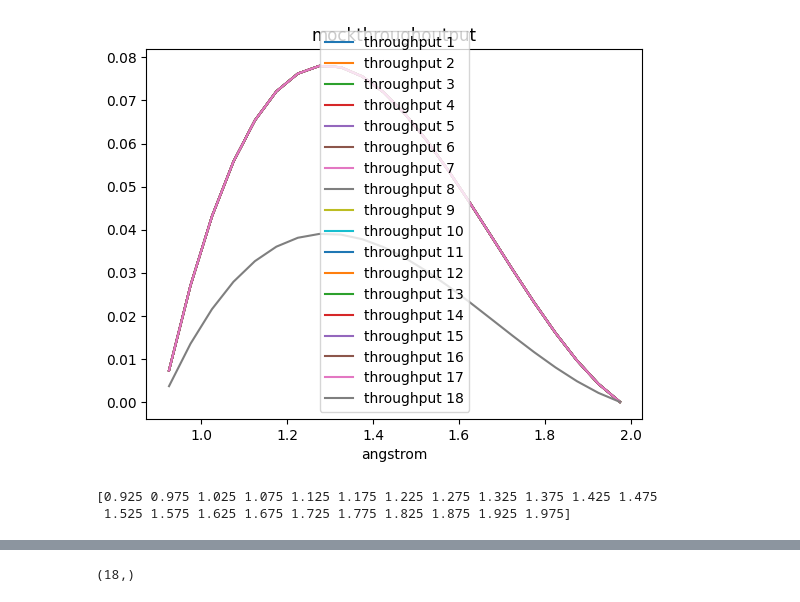
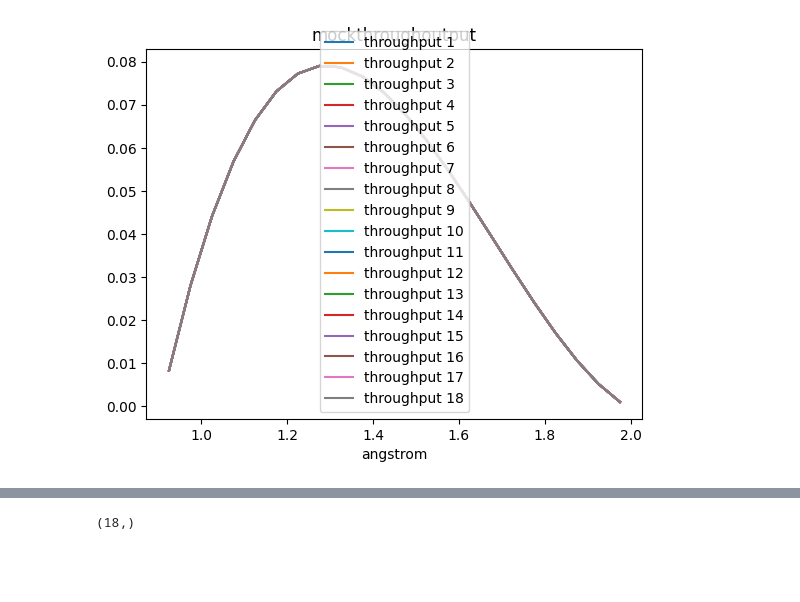
Before and after one commit to roman-grs-pit/relativefluxcalibration_test, a Jupyter notebook: wavelength_dependent_sca_grism.ipynb, the cells around one changed output, grey strips where cells are left out. Cells and saved outputs as stored; diff of their text form; code cells hidden in the pictures; blank space fills up the shorter version.

```diff
--- a/wavelength_dependent_sca_grism.ipynb
+++ b/wavelength_dependent_sca_grism.ipynb
@@ -40,36 +40,33 @@ optmod = optical_model.RomanOpticalModel()
 # %%
 _coeff = optmod._get_beam_trace(2044,2044,1, width=1, order="+1")
 
 _1, _2, _3, _4, master_bins = bin_cut(_coeff) #left edges of bins
 
 def throughput(x):
     coeff = [0.4, -0.9, -2.7, 3.3]
     scale = 1
     terms = [coeff[i]*x**(3-i) for i in range(4)]
     return scale*sum(terms)
 
 def rescale(x):
     return (x - np.min(x)) / np.sum((x - np.min(x)))
 
 lam = np.linspace(-2.5,2,22)
 rescaled = rescale(throughput(lam))
 master_bin_centers = (master_bins[1] - master_bins[0])/2 + master_bins
 throughput_data = np.zeros((18, len(master_bin_centers)))
 for i in range(18):
 
     sca_throughput = rescale(throughput(lam))
-    throughput_data[i] = sca_throughput
+    throughput_data[i] = sca_throughput+0.001
 
-throughput_data[17] *= 0.5
+# throughput_data[17] *= 0.5
 # plt.plot(master_bin_centers, throughput_data[5]/throughput_data[2], label = "throughput")
 for i in range(18):
     plt.plot(master_bin_centers, throughput_data[i], label = f"throughput {i+1}")
 plt.legend()
 plt.title("mockthroughoutput")
 plt.xlabel("angstrom")
 plt.show()
-print(master_bin_centers)
 # %% [output]
-[figure, old version]
+[figure, new version]
-[0.925 0.975 1.025 1.075 1.125 1.175 1.225 1.275 1.325 1.375 1.425 1.475
- 1.525 1.575 1.625 1.675 1.725 1.775 1.825 1.875 1.925 1.975]
```
Also changed, not shown: parts of 13 cells of this notebook, 3 other files.
